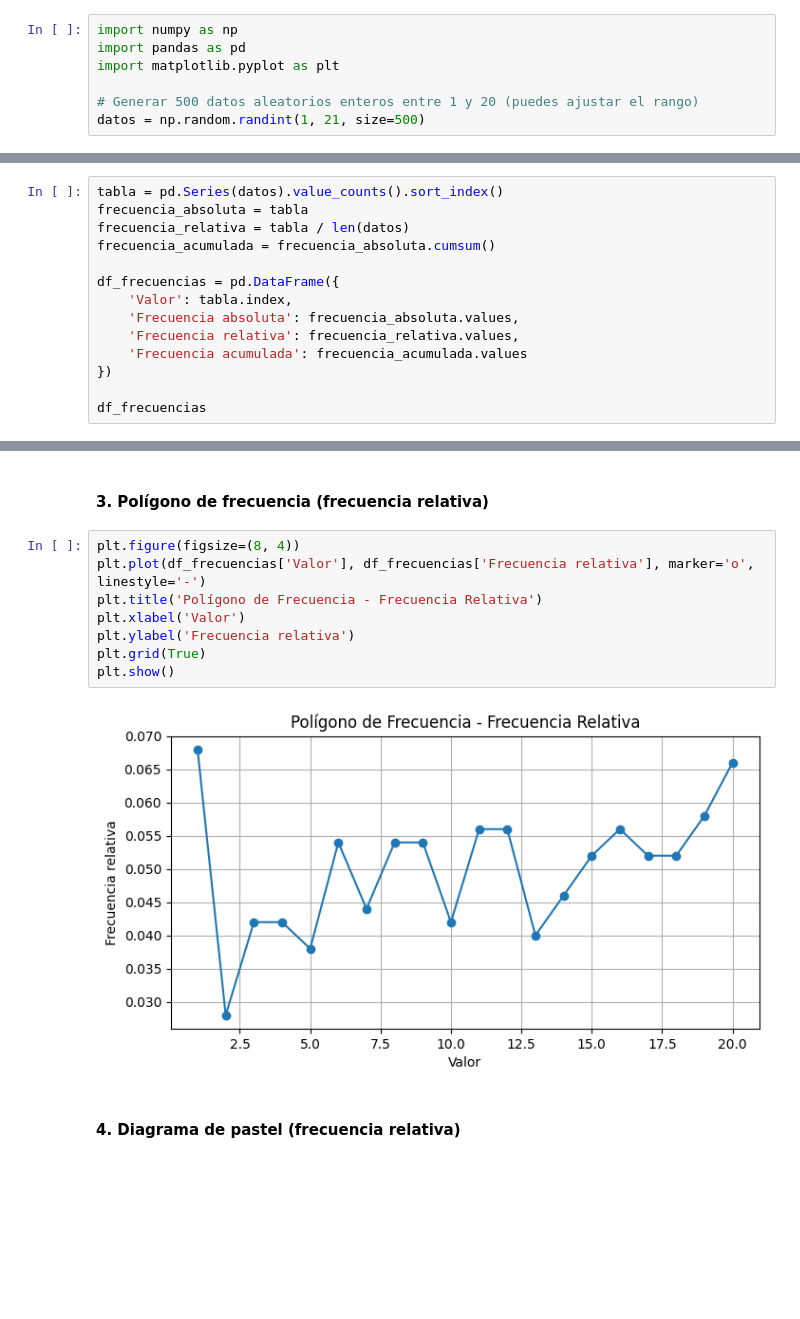
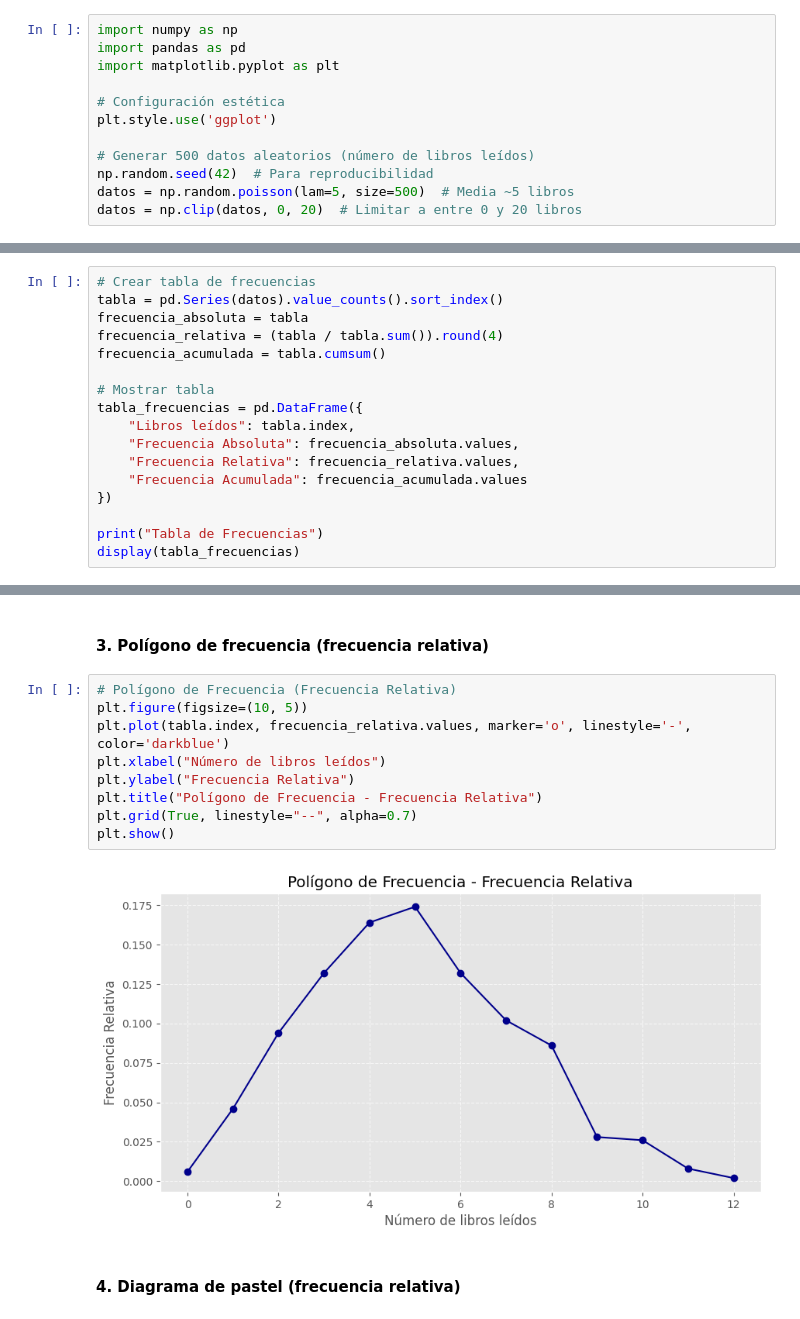
Before and after one commit to D1egoXD/Tablas_Frecuencias, a Jupyter notebook: cuantitativos_discretos.ipynb, the cells around one changed output, grey strips where cells are left out. Drawn from its saved outputs; the diff is of its cells as text; blank space fills up the shorter version.

Commit message:
se corregio los diagramas y las tablas
Signed-off-by: Diego Lozano Camargo <230110530@itsoeh.edu.mx>

```diff
--- a/cuantitativos_discretos.ipynb
+++ b/cuantitativos_discretos.ipynb
@@ -7,22 +10,30 @@ import numpy as np
 import pandas as pd
 import matplotlib.pyplot as plt
 
-# Generar 500 datos aleatorios enteros entre 1 y 20 (puedes ajustar el rango)
-datos = np.random.randint(1, 21, size=500)
+# Configuración estética
+plt.style.use('ggplot')
+
+# Generar 500 datos aleatorios (número de libros leídos)
+np.random.seed(42)  # Para reproducibilidad
+datos = np.random.poisson(lam=5, size=500)  # Media ~5 libros
+datos = np.clip(datos, 0, 20)  # Limitar a entre 0 y 20 libros
 # %% [markdown]
 ### 2: Tabla de frecuencias
 # %%
+# Crear tabla de frecuencias
 tabla = pd.Series(datos).value_counts().sort_index()
 frecuencia_absoluta = tabla
-frecuencia_relativa = tabla / len(datos)
-frecuencia_acumulada = frecuencia_absoluta.cumsum()
+frecuencia_relativa = (tabla / tabla.sum()).round(4)
+frecuencia_acumulada = tabla.cumsum()
 
-df_frecuencias = pd.DataFrame({
-    'Valor': tabla.index,
-    'Frecuencia absoluta': frecuencia_absoluta.values,
-    'Frecuencia relativa': frecuencia_relativa.values,
-    'Frecuencia acumulada': frecuencia_acumulada.values
+# Mostrar tabla
+tabla_frecuencias = pd.DataFrame({
+    "Libros leídos": tabla.index,
+    "Frecuencia Absoluta": frecuencia_absoluta.values,
+    "Frecuencia Relativa": frecuencia_relativa.values,
+    "Frecuencia Acumulada": frecuencia_acumulada.values
 })
 
-df_frecuencias
+print("Tabla de Frecuencias")
+display(tabla_frecuencias)
 # %% [output]
@@ -71,14 +83,15 @@ plt.show()
 # %% [markdown]
 #### 3. Polígono de frecuencia (frecuencia relativa)
 # %%
-plt.figure(figsize=(8, 4))
-plt.plot(df_frecuencias['Valor'], df_frecuencias['Frecuencia relativa'], marker='o', linestyle='-')
-plt.title('Polígono de Frecuencia - Frecuencia Relativa')
-plt.xlabel('Valor')
-plt.ylabel('Frecuencia relativa')
-plt.grid(True)
+# Polígono de Frecuencia (Frecuencia Relativa)
+plt.figure(figsize=(10, 5))
+plt.plot(tabla.index, frecuencia_relativa.values, marker='o', linestyle='-', color='darkblue')
+plt.xlabel("Número de libros leídos")
+plt.ylabel("Frecuencia Relativa")
+plt.title("Polígono de Frecuencia - Frecuencia Relativa")
+plt.grid(True, linestyle="--", alpha=0.7)
 plt.show()
 # %% [output]
-[figure, old version]
+[figure, new version]
 # %% [markdown]
  #### 4. Diagrama de pastel (frecuencia relativa)
```
Also changed, not shown: parts of 11 cells of this notebook.
